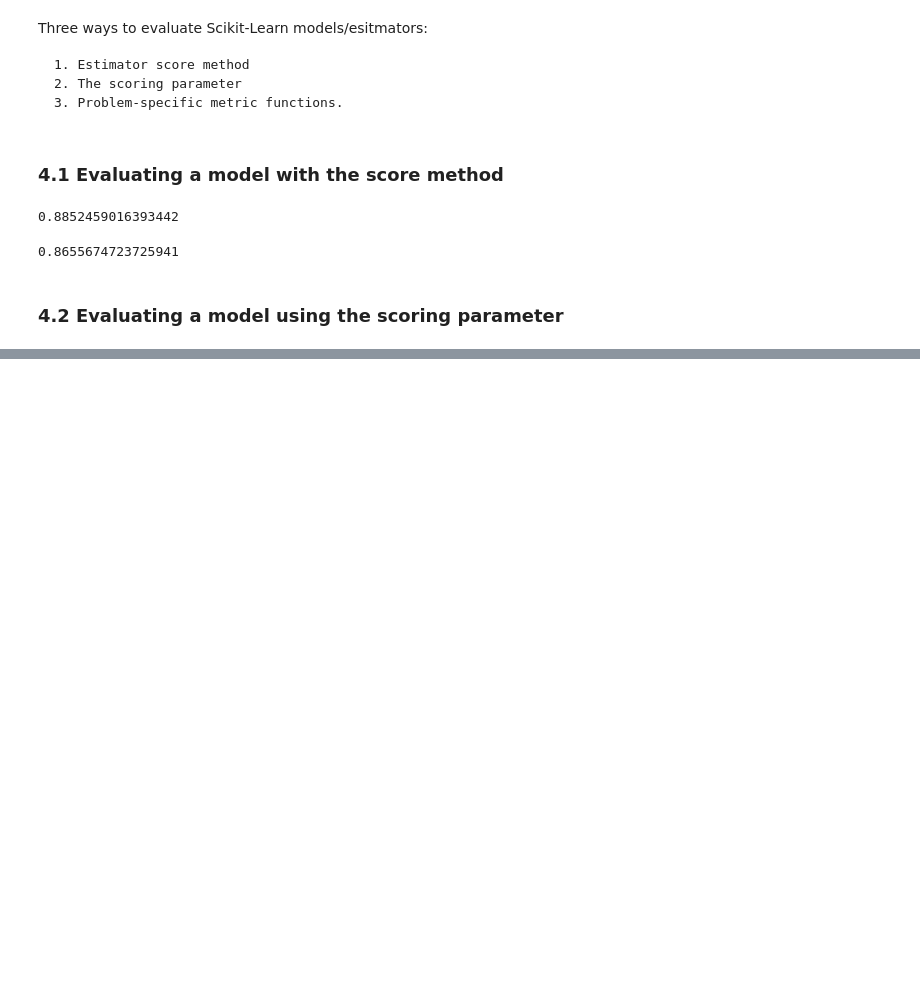
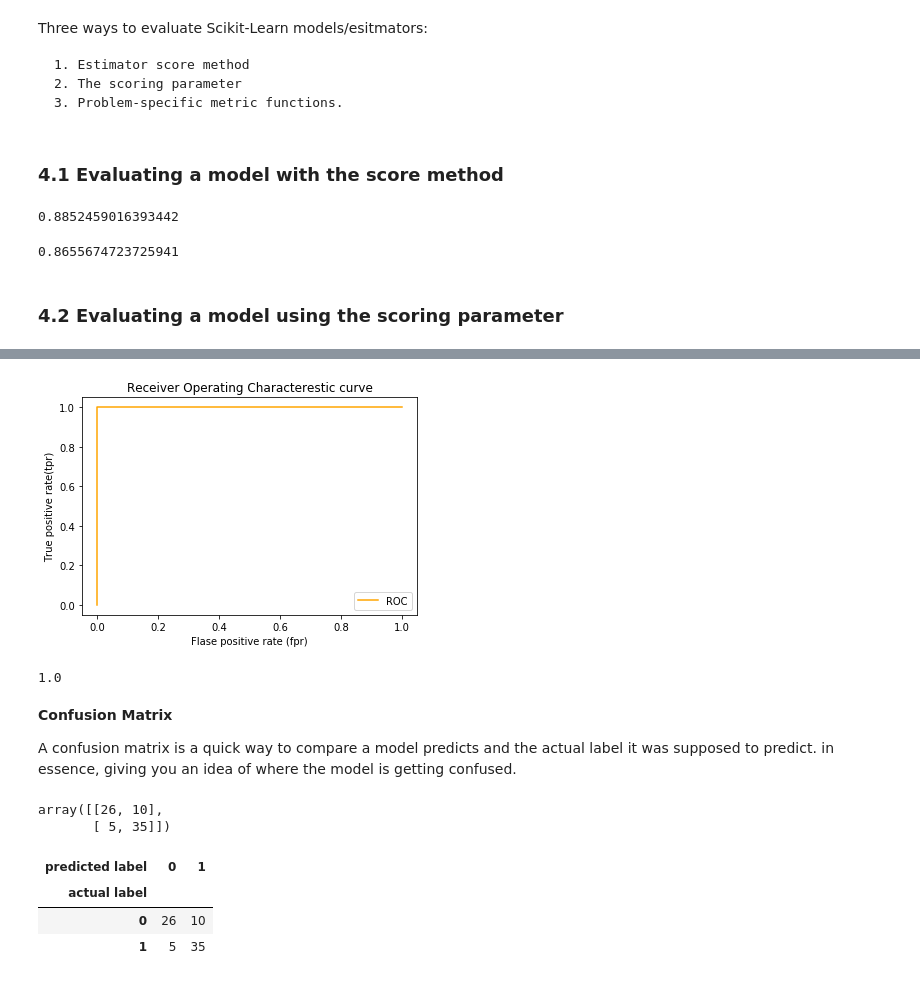
Before and after one commit to aliazani/machine-learning, a Jupyter notebook: 5-scikit-learn/1-introduction-scikit-learn.ipynb, the cells around one changed output, grey strips where cells are left out. Saved outputs shown, nothing was run; the diff lists cells and outputs as text; code cells hidden in the pictures; blank space fills up the shorter version.

```diff
--- a/5-scikit-learn/1-introduction-scikit-learn.ipynb
+++ b/5-scikit-learn/1-introduction-scikit-learn.ipynb
@@ -1042,0 +1209,36 @@ model.score(x_test, y_test)
+# %%
+# perfect roc_curve
+fpr, tpr, thresholds = roc_curve(y_test, y_test)
+
+plot_roc_curve(fpr, tpr)
+
+area = roc_auc_score(y_test, y_test)
+area
+# %% [output]
+[figure, added]
+1.0
+# %% [markdown]
+**Confusion Matrix**
+
+A confusion matrix is a quick way to compare a model predicts and the actual label it was supposed to predict.
+in essence, giving you an idea of where the model is getting confused.
+# %%
+# import confusion matrix
+from sklearn.metrics import confusion_matrix
+
+# use predicts for x_test
+y_preds = model.predict(x_test)
+
+# use confusion matrix
+confusion_matrix(y_test, y_preds)
+# %% [output]
+array([[26, 10],
+       [ 5, 35]])
+# %%
+# visualize confusion matrix with pd.crosstab()
+pd.crosstab(y_test, y_preds, rownames=['actual label'], colnames=['predicted label'])
+# %% [output]
+| predicted label | 0 | 1 |
+| actual label |  |  |
+| 0 | 26 | 10 |
+| 1 | 5 | 35 |
```
Also changed, not shown: parts of 16 cells of this notebook, 1 other file.
